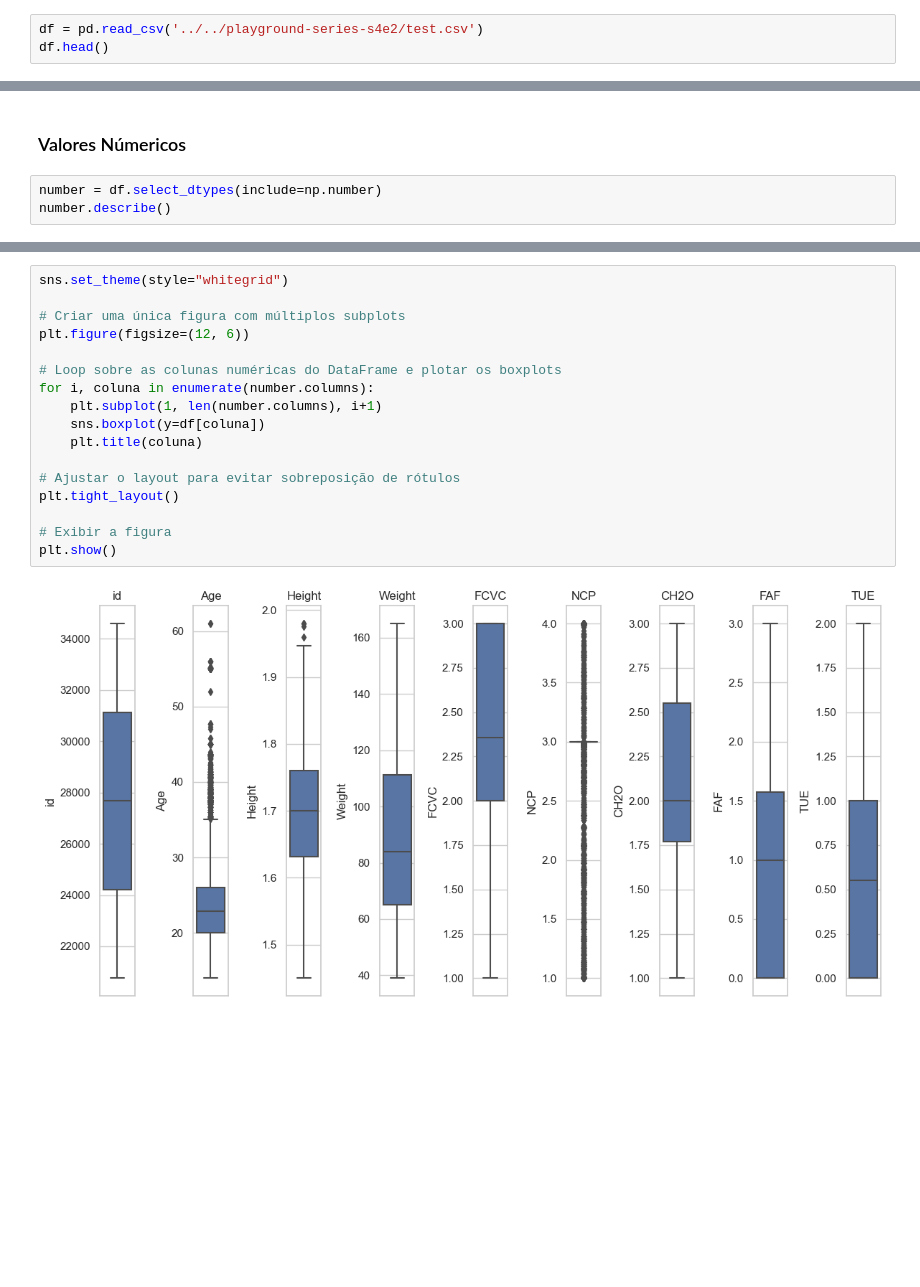
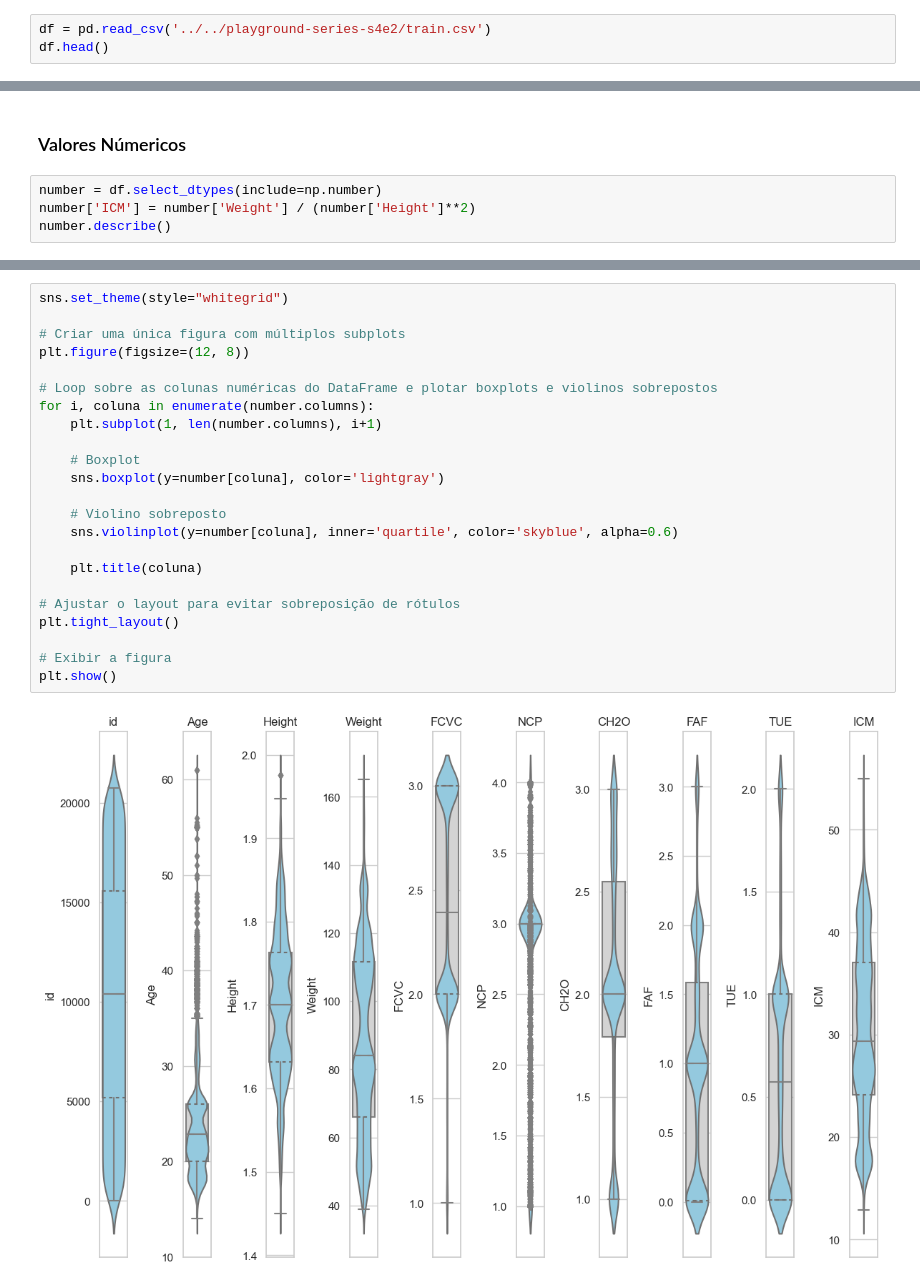
Before and after one commit to laraesquivel/exa864_obsety_risk, a Jupyter notebook: EXA/exploration/read_data.ipynb, the cells around one changed output, grey strips where cells are left out. Cells and saved outputs as stored; diff of their text form; blank space fills up the shorter version.

```diff
--- a/EXA/exploration/read_data.ipynb
+++ b/EXA/exploration/read_data.ipynb
@@ -16,5 +14,5 @@ Os atributos relacionados aos hábitos alimentares são: Consumo frequente de al
 # %%
-df = pd.read_csv('../../playground-series-s4e2/test.csv')
+df = pd.read_csv('../../playground-series-s4e2/train.csv')
 df.head()
 # %% [output]
 |  | id | Gender | Age | Height | Weight | family_history_with_overweight | FAVC | FCVC | NCP | CAEC | ... |
@@ -50,5 +49,6 @@ dtype: int64
 ### Valores Númericos
 # %%
 number = df.select_dtypes(include=np.number)
+number['ICM'] = number['Weight'] / (number['Height']**2)
 number.describe()
 # %% [output]
@@ -80,19 +97,25 @@ O tempo usandoa dispositivos eletronicos ( TUE), 25% da base de dados não tem e
 # %%
 sns.set_theme(style="whitegrid")
 
 # Criar uma única figura com múltiplos subplots
-plt.figure(figsize=(12, 6))
+plt.figure(figsize=(12, 8))
 
-# Loop sobre as colunas numéricas do DataFrame e plotar os boxplots
+# Loop sobre as colunas numéricas do DataFrame e plotar boxplots e violinos sobrepostos
 for i, coluna in enumerate(number.columns):
     plt.subplot(1, len(number.columns), i+1)
-    sns.boxplot(y=df[coluna])
+
+    # Boxplot
+    sns.boxplot(y=number[coluna], color='lightgray')
+
+    # Violino sobreposto
+    sns.violinplot(y=number[coluna], inner='quartile', color='skyblue', alpha=0.6)
+
     plt.title(coluna)
 
 # Ajustar o layout para evitar sobreposição de rótulos
 plt.tight_layout()
 
 # Exibir a figura
 plt.show()
 # %% [output]
-[figure, old version]
+[figure, new version]
```
Also changed, not shown: parts of 28 cells of this notebook, 11 other files.
